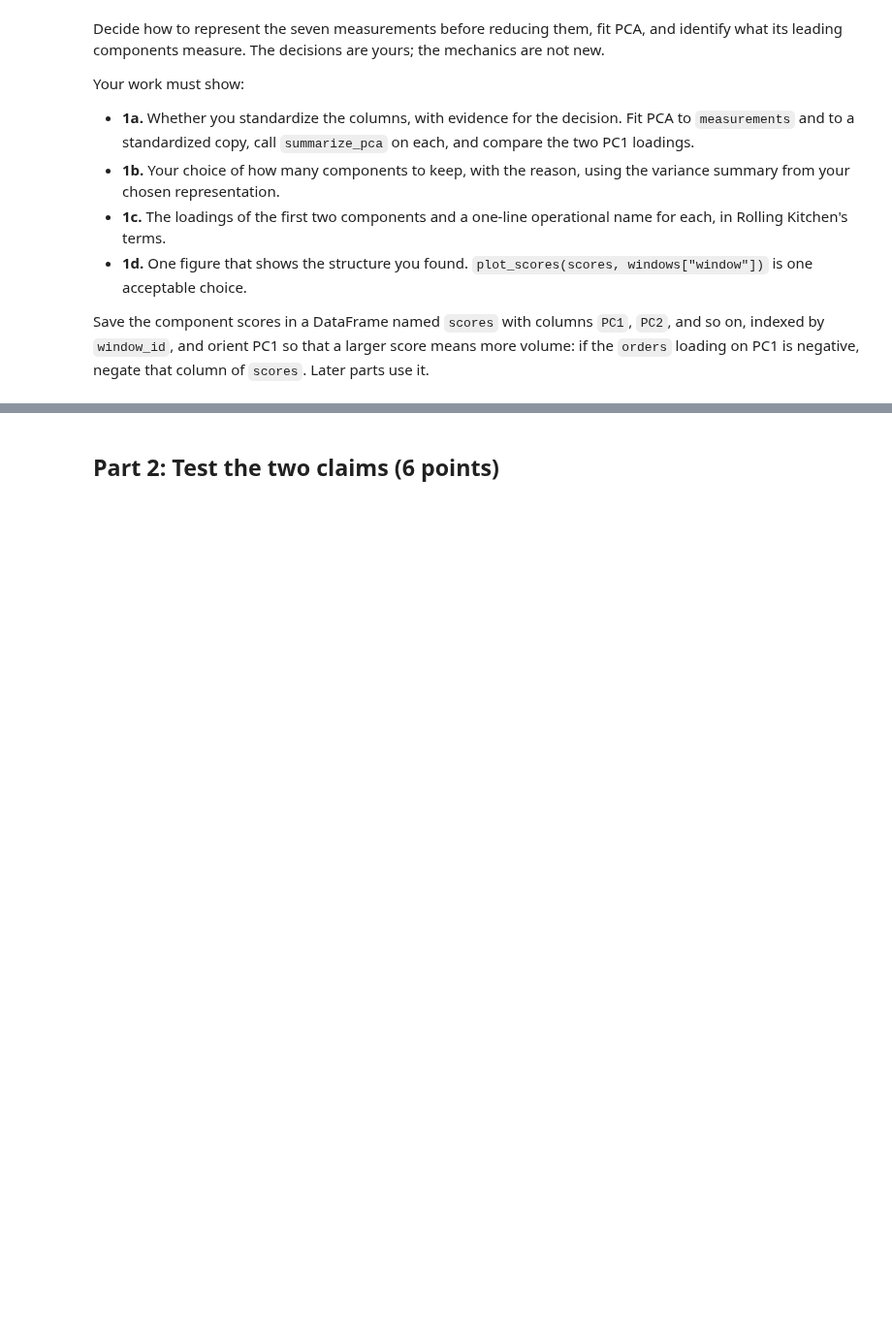
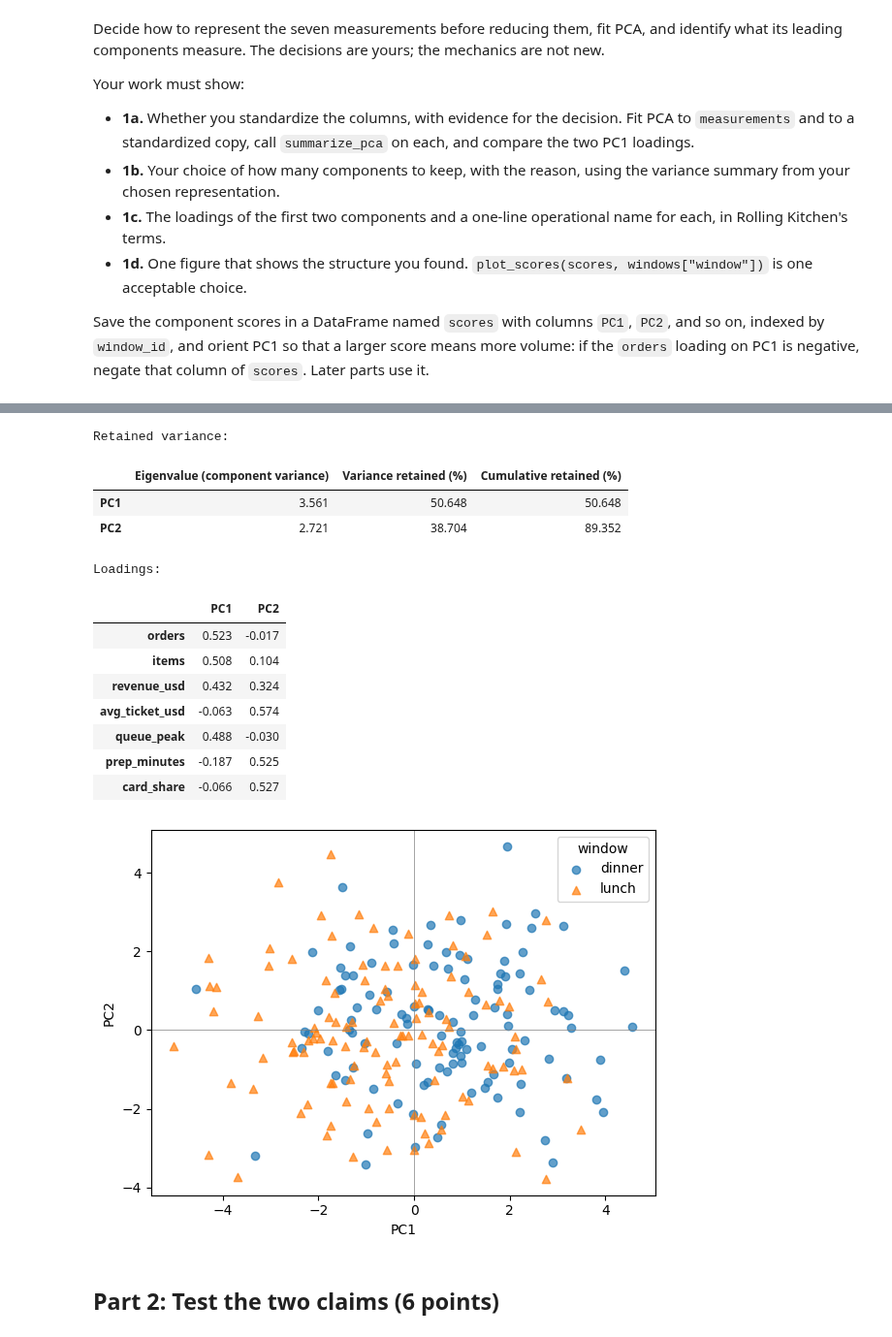
Before and after one commit to jae0029/Data-Mining, a Jupyter notebook: Test 1/test1b.ipynb, the cells around one changed output, grey strips where cells are left out. Shown at 97% size. Saved outputs shown, nothing was run; the diff lists cells and outputs as text; code cells hidden in the pictures; blank space fills up the shorter version.

```diff
--- a/Test 1/test1b.ipynb
+++ b/Test 1/test1b.ipynb
@@ -124,5 +207,56 @@ Save the component scores in a DataFrame named `scores` with columns `PC1`, `PC2
 # %%
 # 1b-1d. Retained variance and your k, the first two loadings, the oriented scores, and the figure.
+# 1b. Retain two components
+k = 2
+
+pca = PCA(n_components=k)
+pca.fit(measurements_std)
+
+loadings, variance_summary = summarize_pca(pca, FEATURES)
+
+print("Retained variance:")
+display(variance_summary.round(3))
+
+# 1c. First two component loadings
+print("Loadings:")
+display(loadings.round(3))
+
+# 1d. Component scores, indexed by window_id
+scores = pd.DataFrame(
+    pca.transform(measurements_std),
+    index=measurements.index,
+    columns=["PC1", "PC2"]
+)
+
+# Orient PC1 so larger scores mean greater volume
+if loadings.loc["orders", "PC1"] < 0:
+    scores["PC1"] = -scores["PC1"]
+    loadings["PC1"] = -loadings["PC1"]
+
+# Plot the structure by lunch/dinner window
+plot_scores(
+    scores,
+    windows["window"],
+    x="PC1",
+    y="PC2",
+    xlabel="PC1",
+    ylabel="PC2"
+)
+# %% [output]
+Retained variance:
+|  | Eigenvalue (component variance) | Variance retained (%) | Cumulative retained (%) |
+| PC1 | 3.561 | 50.648 | 50.648 |
+| PC2 | 2.721 | 38.704 | 89.352 |
+Loadings:
+|  | PC1 | PC2 |
+| orders | 0.523 | -0.017 |
+| items | 0.508 | 0.104 |
+| revenue_usd | 0.432 | 0.324 |
+| avg_ticket_usd | -0.063 | 0.574 |
+| queue_peak | 0.488 | -0.030 |
+| prep_minutes | -0.187 | 0.525 |
+| card_share | -0.066 | 0.527 |
+[figure, added]
 # %% [markdown]
 ## Part 2: Test the two claims (6 points)
 # %% [markdown]
```
Also changed, not shown: parts of 10 cells of this notebook.
